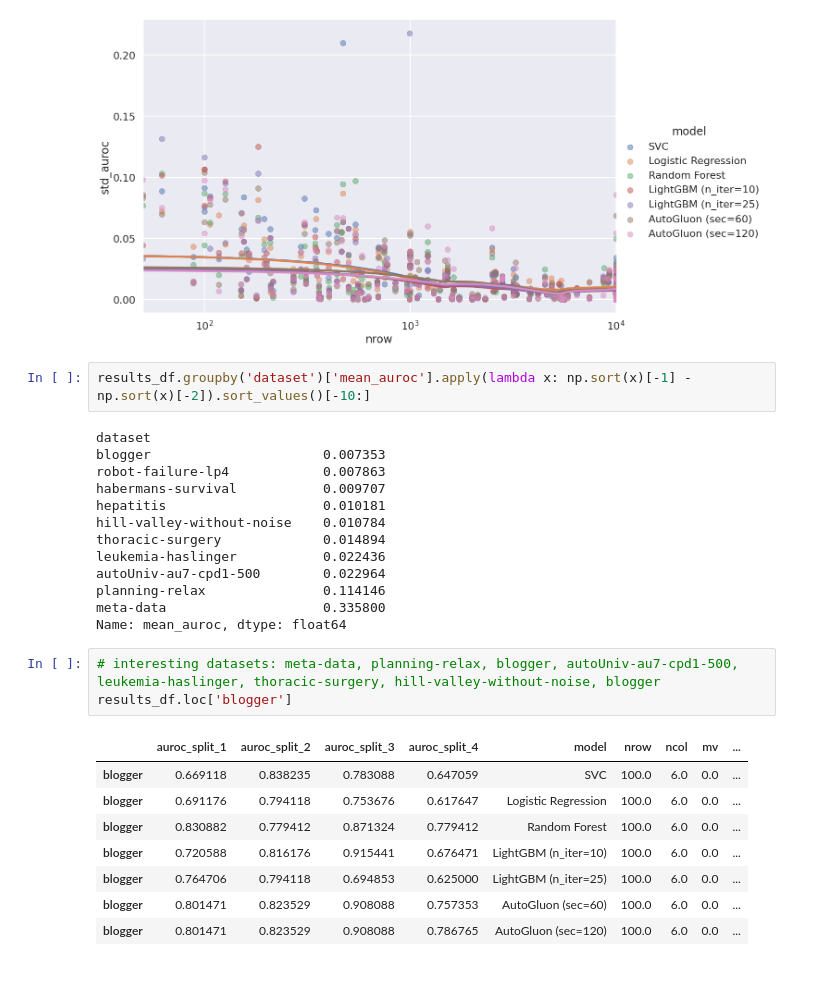
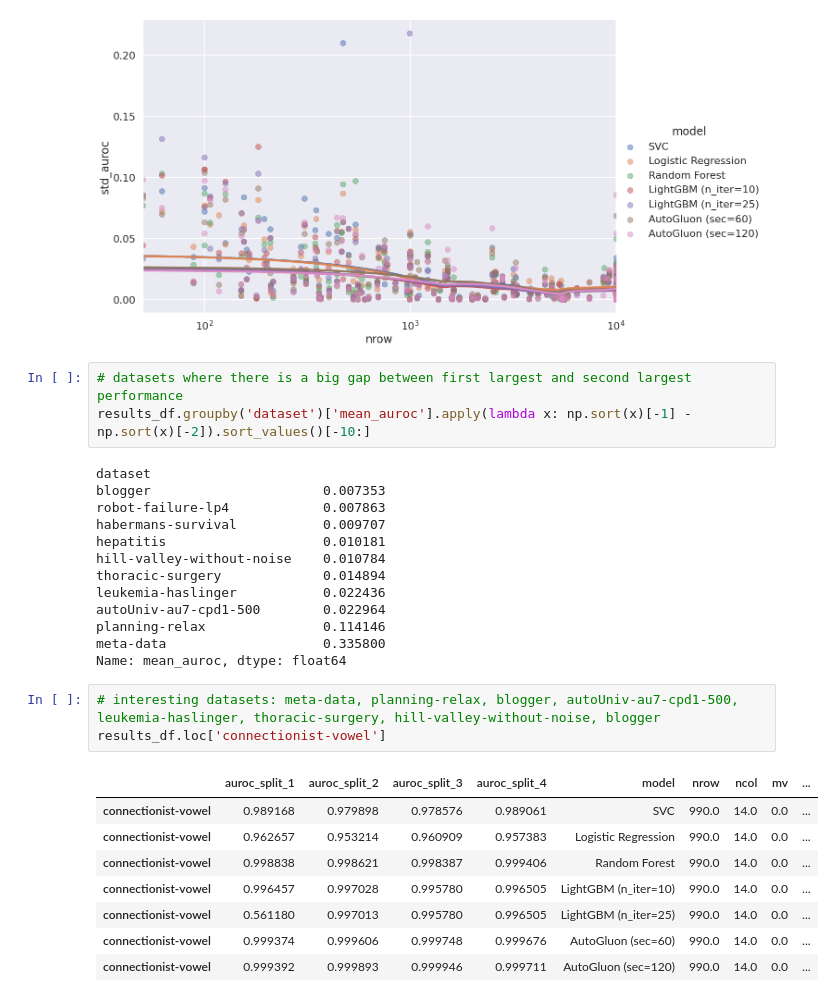
Before and after one commit to calvinmccarter/SmallDataBenchmarks, a Jupyter notebook: make_figures.ipynb, the cells around one changed output. Drawn from its saved outputs; the diff is of its cells as text.

```diff
--- a/make_figures.ipynb
+++ b/make_figures.ipynb
@@ -120,6 +120,7 @@ g.set(xscale="log")
 <seaborn.axisgrid.FacetGrid at 0x...>
 [figure]
 # %%
+# datasets where there is a big gap between first largest and second largest performance
 results_df.groupby('dataset')['mean_auroc'].apply(lambda x: np.sort(x)[-1] - np.sort(x)[-2]).sort_values()[-10:]
 # %% [output]
 dataset
@@ -136,13 +137,13 @@ meta-data                    0.335800
 Name: mean_auroc, dtype: float64
 # %%
 # interesting datasets: meta-data, planning-relax, blogger, autoUniv-au7-cpd1-500, leukemia-haslinger, thoracic-surgery, hill-valley-without-noise, blogger
-results_df.loc['blogger']
+results_df.loc['connectionist-vowel']
 # %% [output]
 |  | auroc_split_1 | auroc_split_2 | auroc_split_3 | auroc_split_4 | model | nrow | ncol | mv | ... |
-| blogger | 0.669118 | 0.838235 | 0.783088 | 0.647059 | SVC | 100.0 | 6.0 | 0.0 | ... |
-| blogger | 0.691176 | 0.794118 | 0.753676 | 0.617647 | Logistic Regression | 100.0 | 6.0 | 0.0 | ... |
-| blogger | 0.830882 | 0.779412 | 0.871324 | 0.779412 | Random Forest | 100.0 | 6.0 | 0.0 | ... |
-| blogger | 0.720588 | 0.816176 | 0.915441 | 0.676471 | LightGBM (n_iter=10) | 100.0 | 6.0 | 0.0 | ... |
-| blogger | 0.764706 | 0.794118 | 0.694853 | 0.625000 | LightGBM (n_iter=25) | 100.0 | 6.0 | 0.0 | ... |
-| blogger | 0.801471 | 0.823529 | 0.908088 | 0.757353 | AutoGluon (sec=60) | 100.0 | 6.0 | 0.0 | ... |
-| blogger | 0.801471 | 0.823529 | 0.908088 | 0.786765 | AutoGluon (sec=120) | 100.0 | 6.0 | 0.0 | ... |
+| connectionist-vowel | 0.989168 | 0.979898 | 0.978576 | 0.989061 | SVC | 990.0 | 14.0 | 0.0 | ... |
+| connectionist-vowel | 0.962657 | 0.953214 | 0.960909 | 0.957383 | Logistic Regression | 990.0 | 14.0 | 0.0 | ... |
+| connectionist-vowel | 0.998838 | 0.998621 | 0.998387 | 0.999406 | Random Forest | 990.0 | 14.0 | 0.0 | ... |
+| connectionist-vowel | 0.996457 | 0.997028 | 0.995780 | 0.996505 | LightGBM (n_iter=10) | 990.0 | 14.0 | 0.0 | ... |
+| connectionist-vowel | 0.561180 | 0.997013 | 0.995780 | 0.996505 | LightGBM (n_iter=25) | 990.0 | 14.0 | 0.0 | ... |
+| connectionist-vowel | 0.999374 | 0.999606 | 0.999748 | 0.999676 | AutoGluon (sec=60) | 990.0 | 14.0 | 0.0 | ... |
+| connectionist-vowel | 0.999392 | 0.999893 | 0.999946 | 0.999711 | AutoGluon (sec=120) | 990.0 | 14.0 | 0.0 | ... |
```
Also changed, not shown: parts of 1 cell of this notebook, 1 other file.
